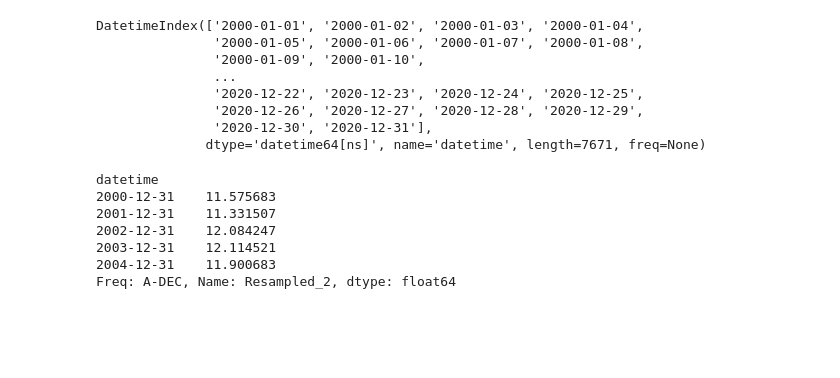
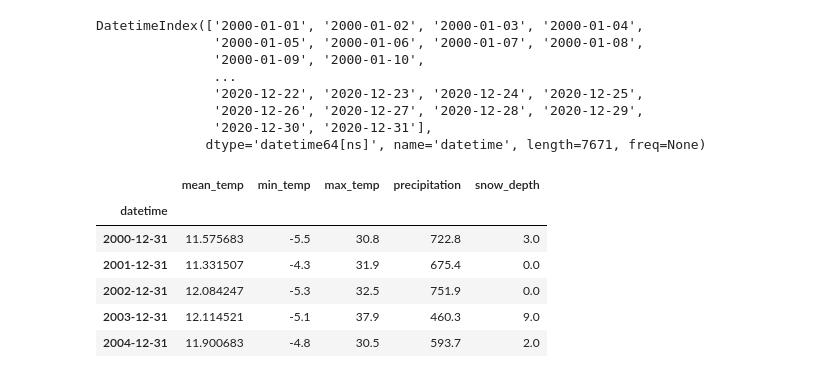
Before and after one commit to AshleyHeinrich/Resampling_Datetime_Data, a Jupyter notebook: Resampling_Datetime_Data.ipynb, the cells around one changed output. Saved outputs shown, nothing was run; the diff lists cells and outputs as text; code cells hidden in the pictures; blank space fills up the shorter version.

```diff
--- a/Resampling_Datetime_Data.ipynb
+++ b/Resampling_Datetime_Data.ipynb
@@ -300,17 +305,19 @@ DatetimeIndex(['2000-01-01', '2000-01-02', '2000-01-03', '2000-01-04',
               dtype='datetime64[ns]', name='datetime', length=7671, freq=None)
 # %%
 # Resample as yearly
-ts_YR_res = ts2.resample('A').mean()
-ts_YR_res.name = 'Resampled_2'
+agg_specs = {"mean_temp":"mean","min_temp":"min",'max_temp':'max',
+             'precipitation':'sum', 'snow_depth':'sum'}
+
+ts_YR_res = df4.resample("A").agg(agg_specs)
 ts_YR_res.head()
 # %% [output]
-datetime
-2000-12-31    11.575683
-2001-12-31    11.331507
-2002-12-31    12.084247
-2003-12-31    12.114521
-2004-12-31    11.900683
-Freq: A-DEC, Name: Resampled_2, dtype: float64
+|  | mean_temp | min_temp | max_temp | precipitation | snow_depth |
+| datetime |  |  |  |  |  |
+| 2000-12-31 | 11.575683 | -5.5 | 30.8 | 722.8 | 3.0 |
+| 2001-12-31 | 11.331507 | -4.3 | 31.9 | 675.4 | 0.0 |
+| 2002-12-31 | 12.084247 | -5.3 | 32.5 | 751.9 | 0.0 |
+| 2003-12-31 | 12.114521 | -5.1 | 37.9 | 460.3 | 9.0 |
+| 2004-12-31 | 11.900683 | -4.8 | 30.5 | 593.7 | 2.0 |
 # %%
 min_date = ts_YR_res.idxmin()
 print(min_date)
```
Also changed, not shown: parts of 6 cells of this notebook.
